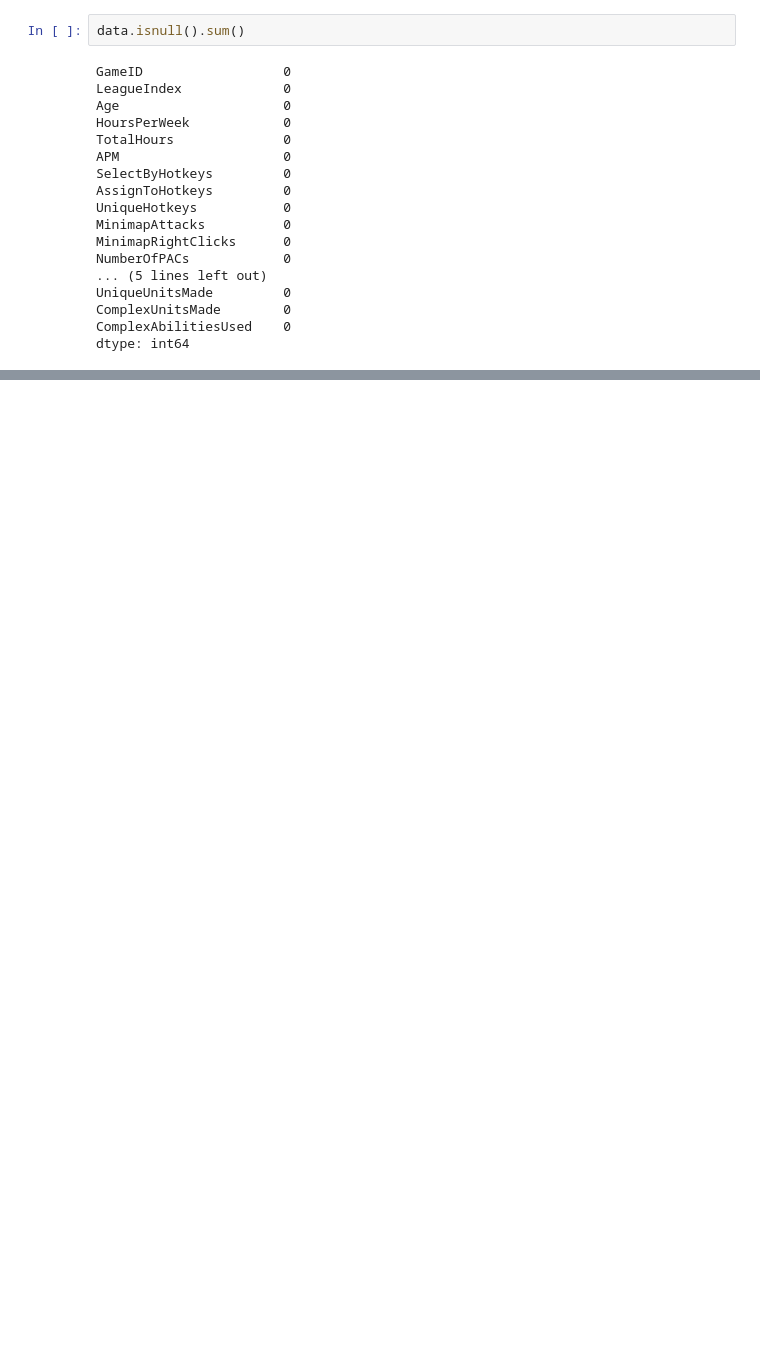
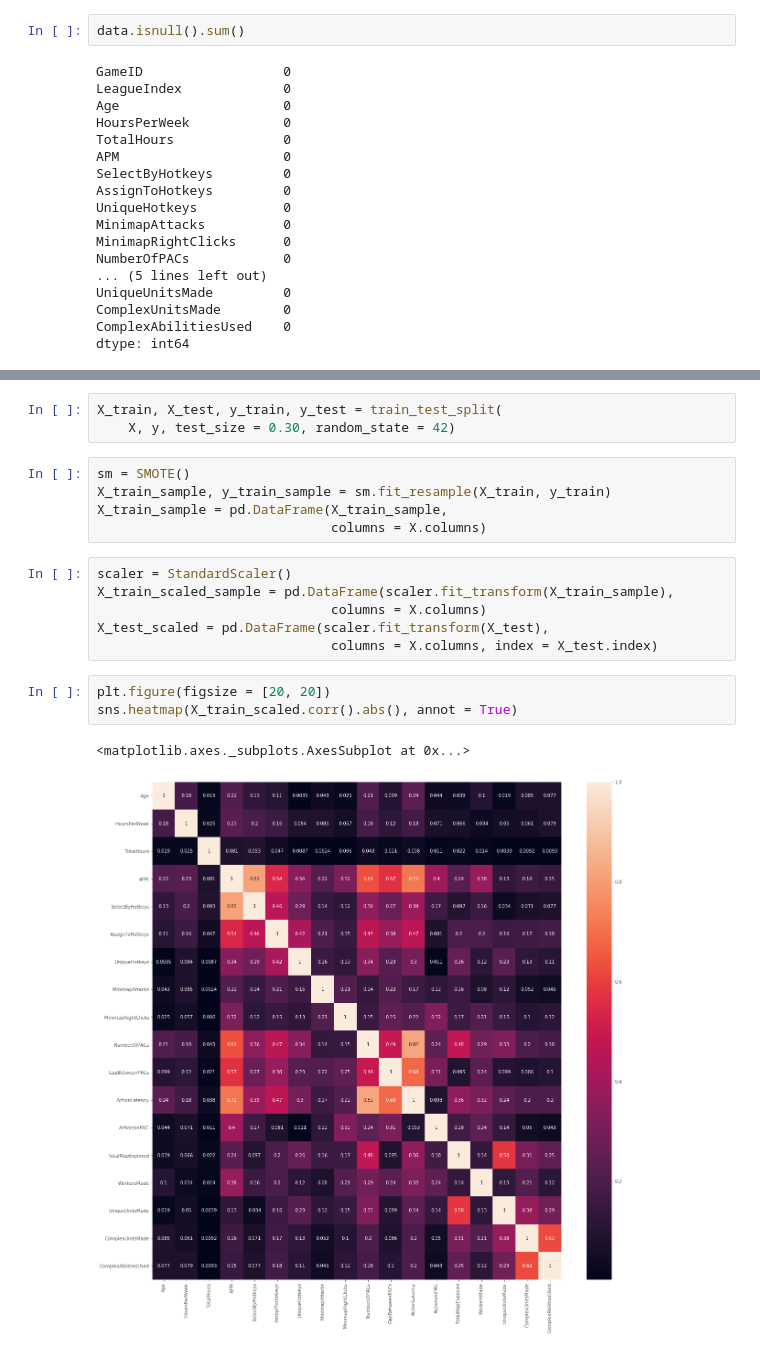
Before and after one commit to Atksmith88/dsc-mod-5-project-online-ds-ft-090919, a Jupyter notebook: Mod-5-Project.ipynb, the cells around one changed output, grey strips where cells are left out. Drawn from its saved outputs; the diff is of its cells as text; blank space fills up the shorter version.

```diff
--- a/Mod-5-Project.ipynb
+++ b/Mod-5-Project.ipynb
@@ -57,0 +87,20 @@ dtype: int64
+# %%
+X_train, X_test, y_train, y_test = train_test_split(
+    X, y, test_size = 0.30, random_state = 42)
+# %%
+sm = SMOTE()
+X_train_sample, y_train_sample = sm.fit_resample(X_train, y_train)
+X_train_sample = pd.DataFrame(X_train_sample,
+                              columns = X.columns)
+# %%
+scaler = StandardScaler()
+X_train_scaled_sample = pd.DataFrame(scaler.fit_transform(X_train_sample),
+                              columns = X.columns)
+X_test_scaled = pd.DataFrame(scaler.fit_transform(X_test),
+                              columns = X.columns, index = X_test.index)
+# %%
+plt.figure(figsize = [20, 20])
+sns.heatmap(X_train_scaled.corr().abs(), annot = True)
+# %% [output]
+<matplotlib.axes._subplots.AxesSubplot at 0x...>
+[figure, added]
```
Also changed, not shown: parts of 78 cells of this notebook, 6 other files.
